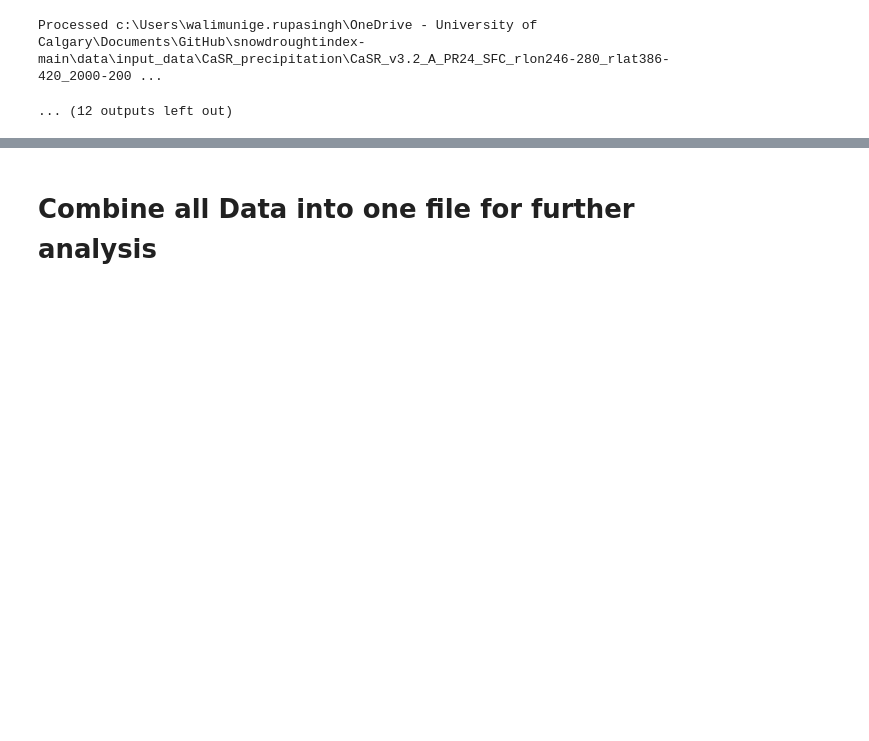
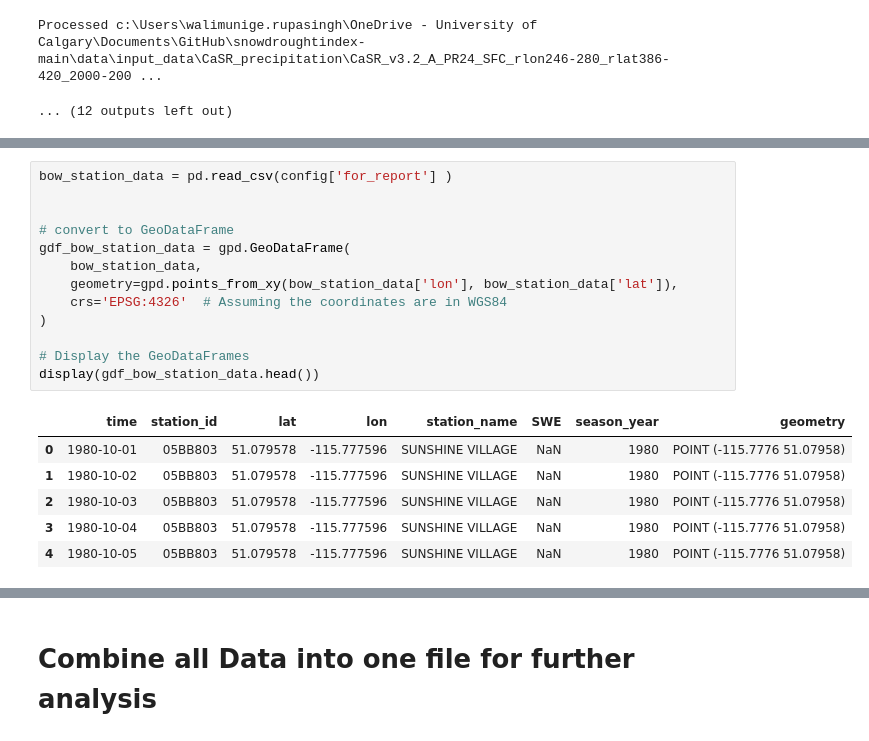
Before and after one commit to Nadiesenali/snowdroughtindex-main, a Jupyter notebook: notebooks/workflows/0.3_CaSR_data_preparation.ipynb, the cells around one changed output, grey strips where cells are left out. Drawn from its saved outputs; the diff is of its cells as text; blank space fills up the shorter version.

```diff
--- a/notebooks/workflows/0.3_CaSR_data_preparation.ipynb
+++ b/notebooks/workflows/0.3_CaSR_data_preparation.ipynb
@@ -502,2 +521,22 @@ display(gdf_bow_swe_data.head())
+# %%
+bow_station_data = pd.read_csv(config['for_report'] )
+
+
+# convert to GeoDataFrame
+gdf_bow_station_data = gpd.GeoDataFrame(
+    bow_station_data,
+    geometry=gpd.points_from_xy(bow_station_data['lon'], bow_station_data['lat']),
+    crs='EPSG:4326'  # Assuming the coordinates are in WGS84
+)
+
+# Display the GeoDataFrames
+display(gdf_bow_station_data.head())
+# %% [output]
+|  | time | station_id | lat | lon | station_name | SWE | season_year | geometry |
+| 0 | 1980-10-01 | 05BB803 | 51.079578 | -115.777596 | SUNSHINE VILLAGE | NaN | 1980 | POINT (-115.7776 51.07958) |
+| 1 | 1980-10-02 | 05BB803 | 51.079578 | -115.777596 | SUNSHINE VILLAGE | NaN | 1980 | POINT (-115.7776 51.07958) |
+| 2 | 1980-10-03 | 05BB803 | 51.079578 | -115.777596 | SUNSHINE VILLAGE | NaN | 1980 | POINT (-115.7776 51.07958) |
+| 3 | 1980-10-04 | 05BB803 | 51.079578 | -115.777596 | SUNSHINE VILLAGE | NaN | 1980 | POINT (-115.7776 51.07958) |
+| 4 | 1980-10-05 | 05BB803 | 51.079578 | -115.777596 | SUNSHINE VILLAGE | NaN | 1980 | POINT (-115.7776 51.07958) |
 # %%
 # drop repeated coordinates based on geometry column
```
Also changed, not shown: parts of 4 cells of this notebook, 1 other file.
